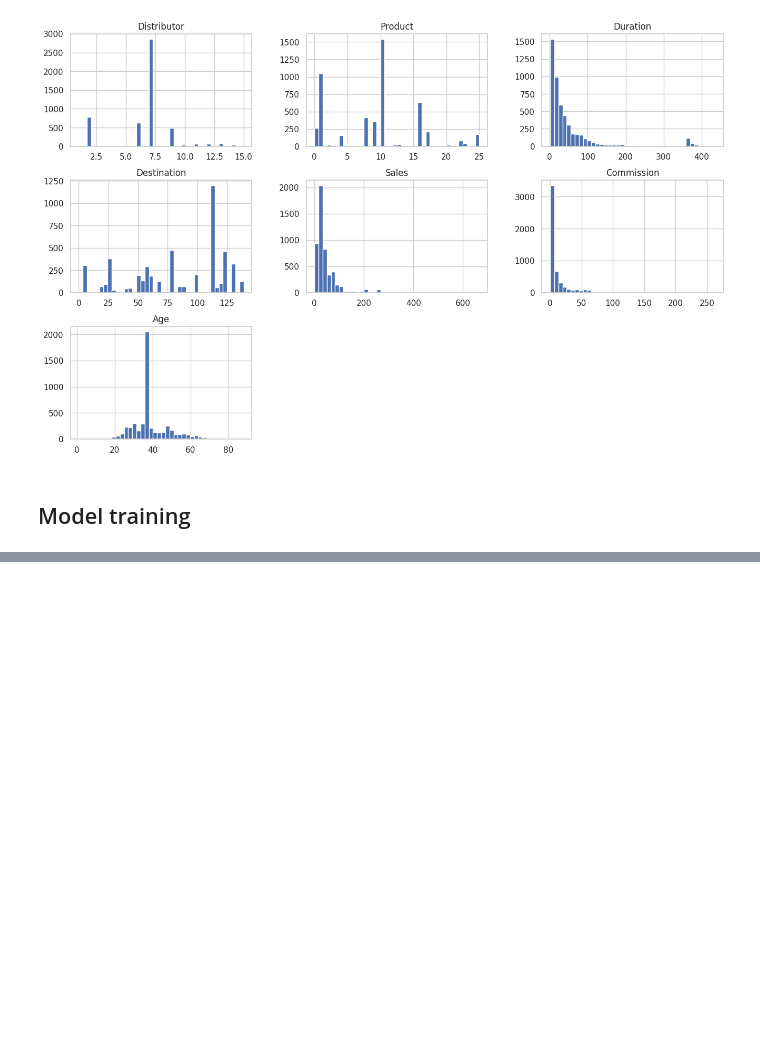
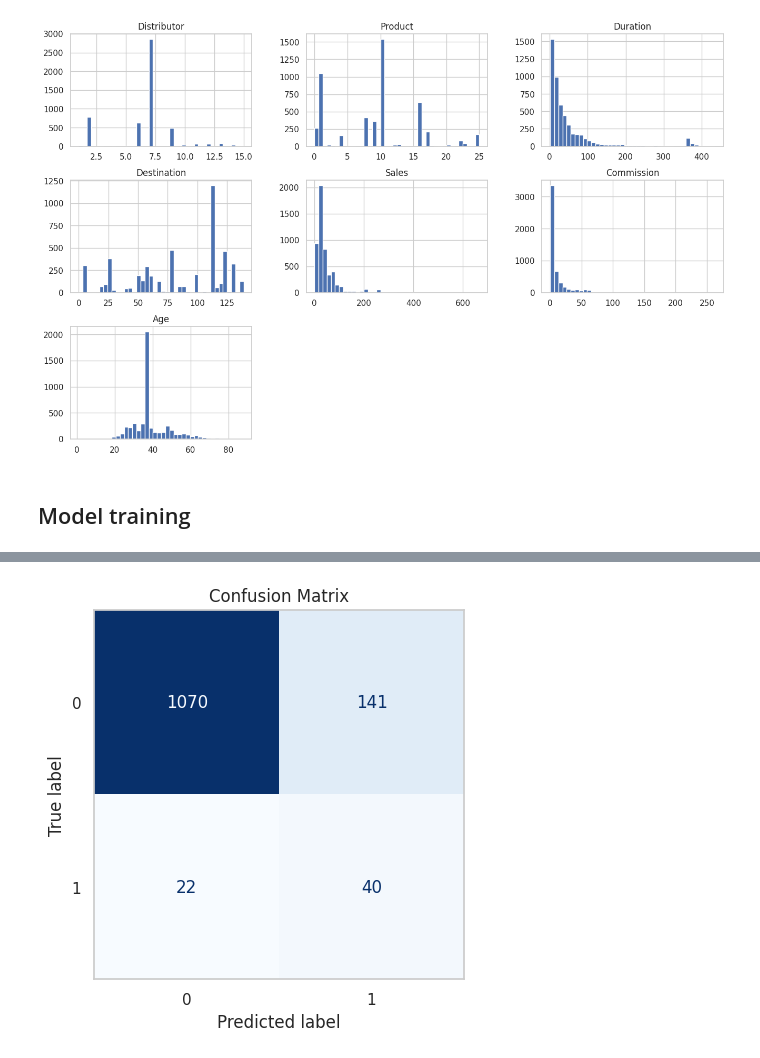
Before and after one commit to ezequielpf/med_kit_usefulness, a Jupyter notebook: notebook/medice_kit_usefullness_prediction_v1.ipynb, the cells around one changed output, grey strips where cells are left out. Drawn from its saved outputs; the diff is of its cells as text; code cells hidden in the pictures; blank space fills up the shorter version.

```diff
--- a/notebook/medice_kit_usefullness_prediction_v1.ipynb
+++ b/notebook/medice_kit_usefullness_prediction_v1.ipynb
@@ -279,0 +272,20 @@ len(y_train[y_train==0]) / len(y_train[y_train==1])
+# %%
+# Pipeline
+rf_clf = Pipeline([
+    ("rescaler", rescaler),
+    ("model", RandomForestClassifier(random_state=42))
+])
+# %%
+# Bayesian search
+rf_space = {
+    "model__n_estimators": Integer(100, 1000),
+    "model__criterion": ["gini", "entropy", "log_loss"],
+    "model__max_depth": Integer(2, 10),
+    "model__class_weight": [None, "balanced", "balanced_subsample"],
+    "model__max_features": ["sqrt", "log2"],
+    "model__min_impurity_decrease": Real(0.001, 0.1, prior="log-uniform")
+}
+
+rf_clf_opt = BayesSearchCV(estimator=rf_clf, search_spaces=rf_space, scoring="f1", cv=5, random_state=42, n_jobs=-1)
+# %%
+rf_clf_opt.fit(X=X_train[features], y=y_train)
@@ -279,0 +336,6 @@ len(y_train[y_train==0]) / len(y_train[y_train==1])
+# %%
+y_pred_rf = rf_clf_opt.predict(X=X_val[features])
+# %%
+plot_confusion_matrix(y_true=y_val, y_pred=y_pred_rf)
+# %% [output]
+[figure, added]
```
Also changed, not shown: parts of 48 cells of this notebook.
